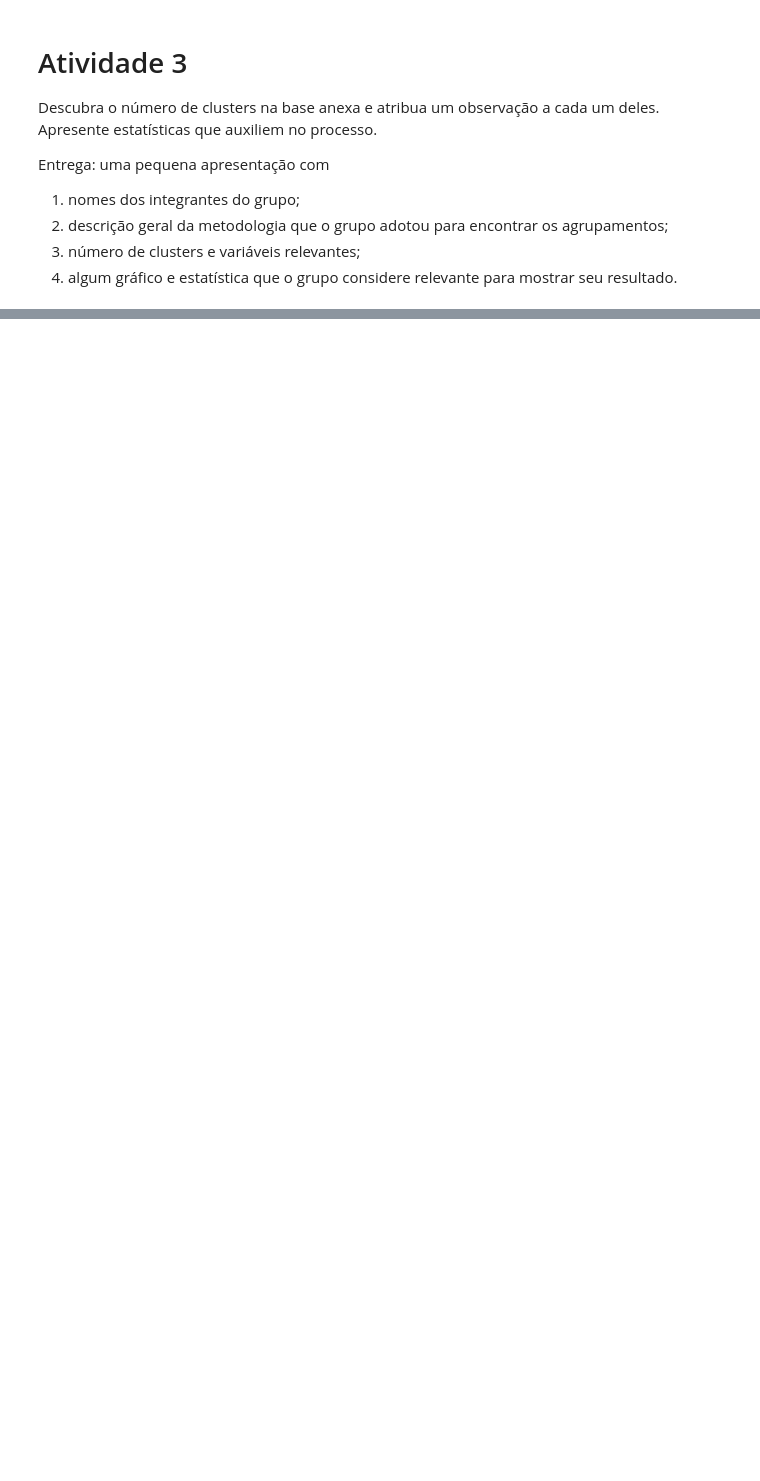
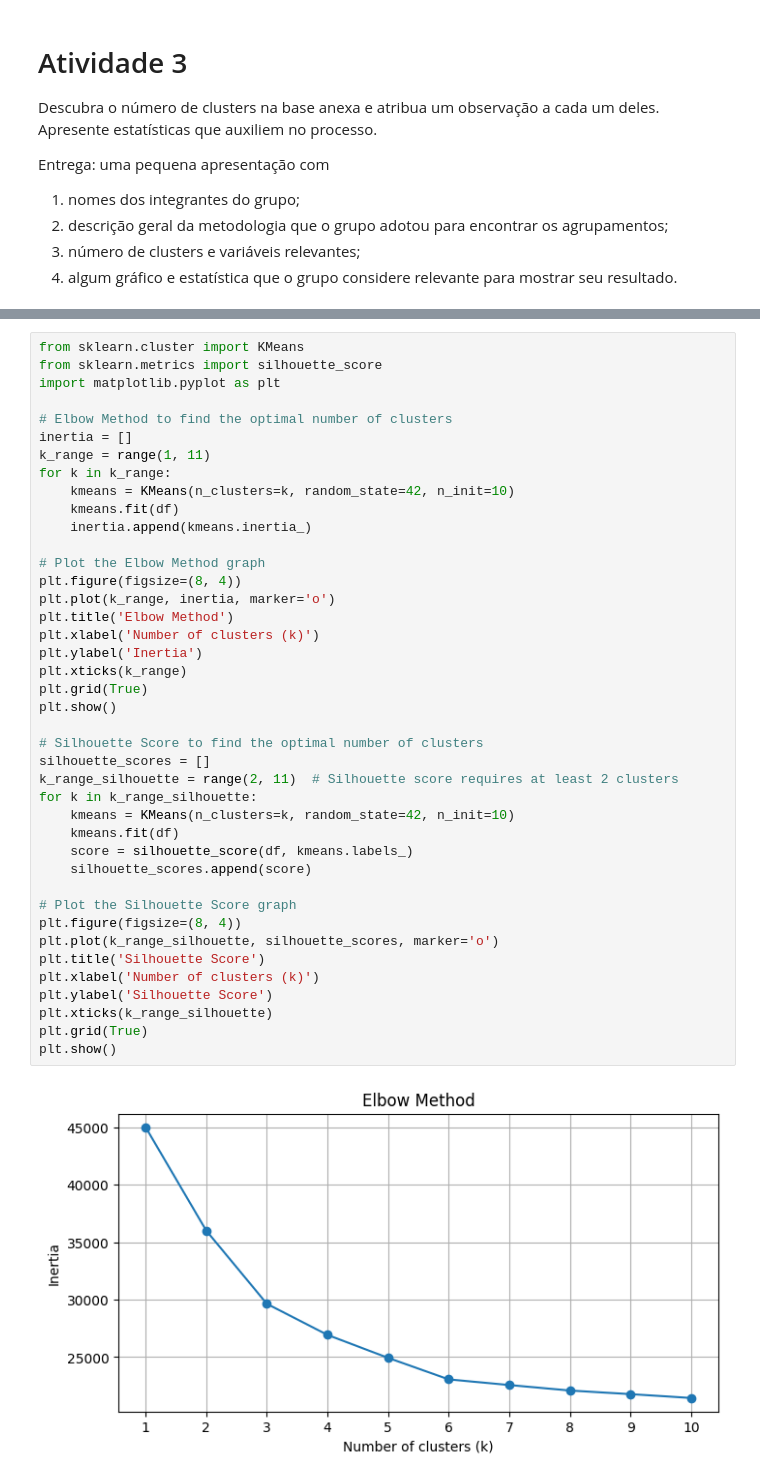
Before and after one commit to estevaoeller/clustering, a Jupyter notebook: EESP_IC_Atividade_03.ipynb, the cells around one changed output, grey strips where cells are left out. Drawn from its saved outputs; the diff is of its cells as text; blank space fills up the shorter version.

```diff
--- a/EESP_IC_Atividade_03.ipynb
+++ b/EESP_IC_Atividade_03.ipynb
@@ -29,0 +178,43 @@ Conteúdo do arquivo CSV:
+# %%
+from sklearn.cluster import KMeans
+from sklearn.metrics import silhouette_score
+import matplotlib.pyplot as plt
+
+# Elbow Method to find the optimal number of clusters
+inertia = []
+k_range = range(1, 11)
+for k in k_range:
+    kmeans = KMeans(n_clusters=k, random_state=42, n_init=10)
+    kmeans.fit(df)
+    inertia.append(kmeans.inertia_)
+
+# Plot the Elbow Method graph
+plt.figure(figsize=(8, 4))
+plt.plot(k_range, inertia, marker='o')
+plt.title('Elbow Method')
+plt.xlabel('Number of clusters (k)')
+plt.ylabel('Inertia')
+plt.xticks(k_range)
+plt.grid(True)
+plt.show()
+
+# Silhouette Score to find the optimal number of clusters
+silhouette_scores = []
+k_range_silhouette = range(2, 11)  # Silhouette score requires at least 2 clusters
+for k in k_range_silhouette:
+    kmeans = KMeans(n_clusters=k, random_state=42, n_init=10)
+    kmeans.fit(df)
+    score = silhouette_score(df, kmeans.labels_)
+    silhouette_scores.append(score)
+
+# Plot the Silhouette Score graph
+plt.figure(figsize=(8, 4))
+plt.plot(k_range_silhouette, silhouette_scores, marker='o')
+plt.title('Silhouette Score')
+plt.xlabel('Number of clusters (k)')
+plt.ylabel('Silhouette Score')
+plt.xticks(k_range_silhouette)
+plt.grid(True)
+plt.show()
+# %% [output]
+[figure, added]
```
Also changed, not shown: parts of 52 cells of this notebook.
